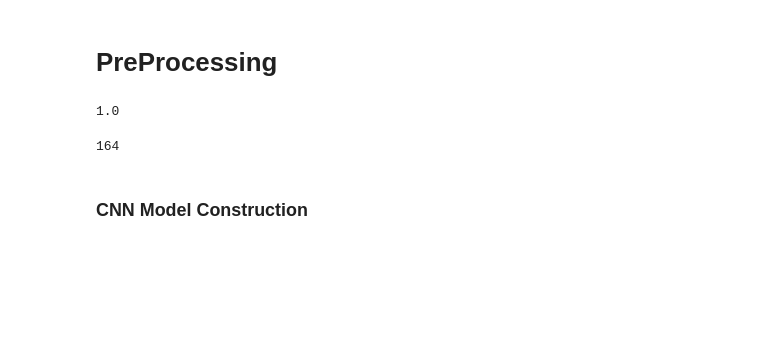
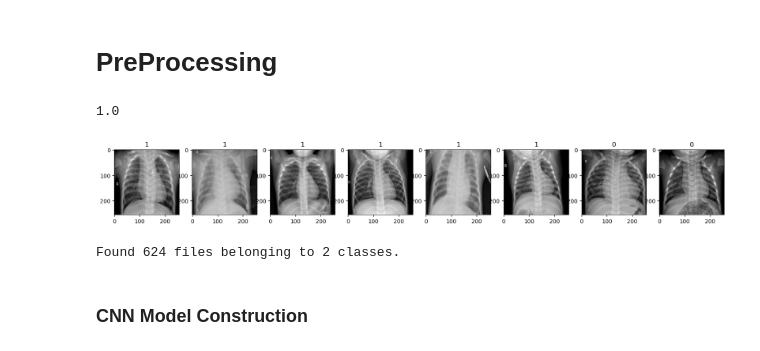
Before and after one commit to Shakermaker001/UCF-Project--4, a Jupyter notebook: CNN_Practice.ipynb, the cells around one changed output. Cells and saved outputs as stored; diff of their text form; code cells hidden in the pictures; blank space fills up the shorter version.

```diff
--- a/CNN_Practice.ipynb
+++ b/CNN_Practice.ipynb
@@ -118,12 +156,21 @@ scaled.min(), scaled.max()
 # %% [markdown]
 # PreProcessing
 # %%
-preprocess_data = train_data.map(lambda x, y: (x/255, y))
+preprocess_data = data.map(lambda x, y: (x/255, y))
 # %%
 preprocess_data.as_numpy_iterator().next()[0].max()
 # %% [output]
 1.0
-# %%
-len(preprocess_data)
-# %% [output]
-164
+# %%
+fig, ax = plt.subplots(ncols=8 ,figsize=(20, 20))
+for i, img in enumerate(preprocess_data.as_numpy_iterator().next()[0][:8]):
+    ax[i].imshow(img)
+    ax[i].title.set_text(batch[1][i])
+# %% [output]
+[figure, added]
+# %%
+train_data = int(len(data) *.7)
+val_data = int(len(data) *.3)
+test_data = tf.keras.utils.image_dataset_from_directory('chest_xray/test', batch_size=32)
+# %% [output]
+Found 624 files belonging to 2 classes.
```
Also changed, not shown: parts of 22 cells of this notebook.
